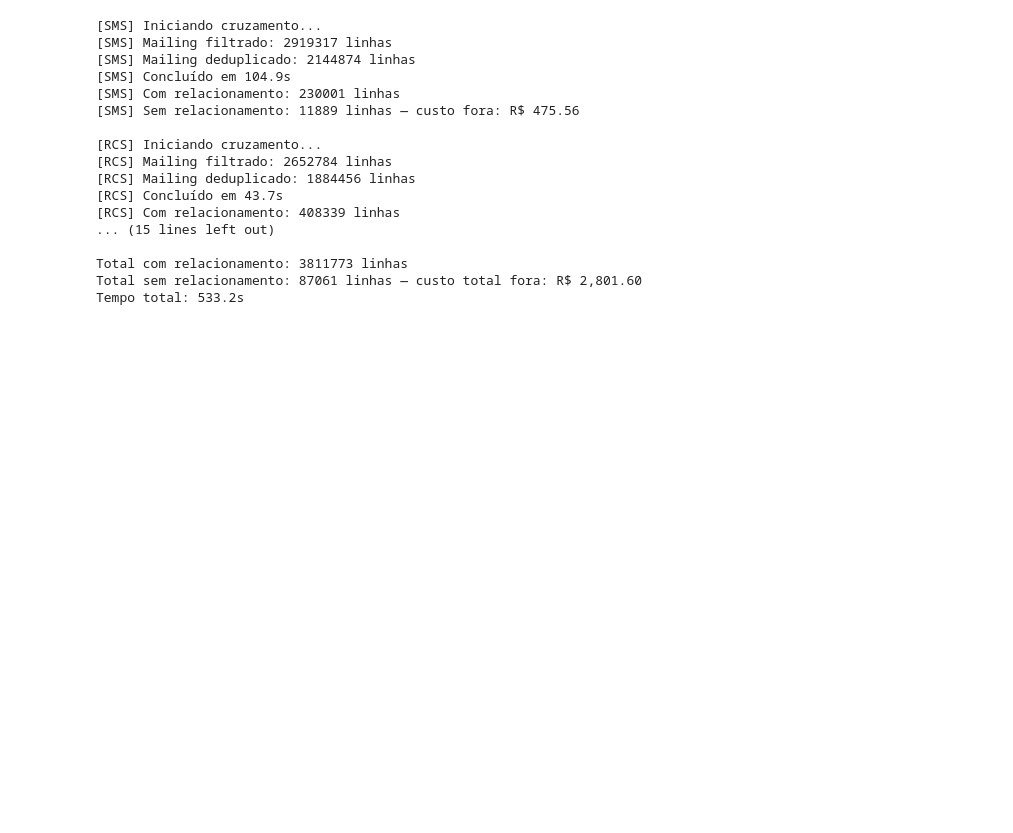
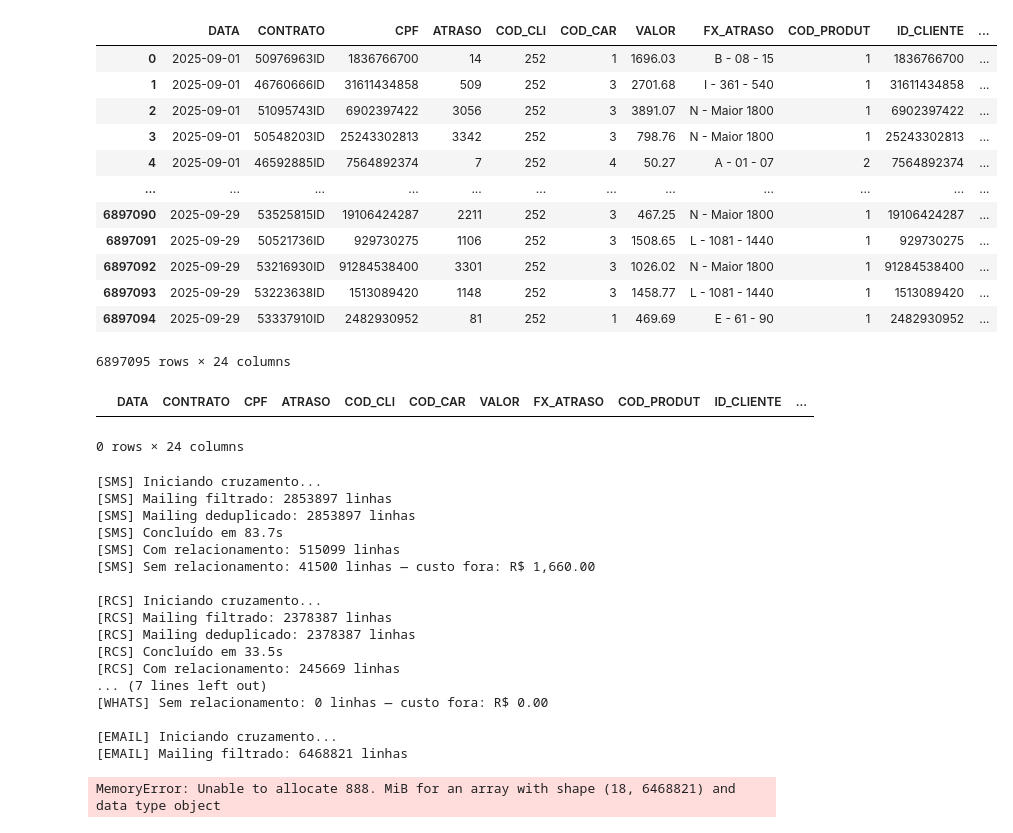
Before and after one commit to Claudiano-alves/Data-Analysis-Portfolio, a Jupyter notebook: Projects/notebooks/data_wrangling_estacio.ipynb, the cells around one changed output. Drawn from its saved outputs; the diff is of its cells as text; code cells hidden in the pictures; blank space fills up the shorter version.

```diff
--- a/Projects/notebooks/data_wrangling_estacio.ipynb
+++ b/Projects/notebooks/data_wrangling_estacio.ipynb
@@ -119,3 +153,44 @@ df_sms
+# %%
+from Estacio.process_digital_channels.utils.utils import tratar_base_auxiliar
+from utils.mailing.data_processing import adicionar_faixa_atraso
+from Estacio.process_digital_channels.src.config import FAIXAS_ATRASO_BINS, FAIXAS_ATRASO_LABELS
+from Estacio.process_digital_channels.utils.utils import cruzar_mailing_com_base
+
+df_base_auxiliar_tratado = tratar_base_auxiliar(df_base_auxiliar)
+df_mailing_hist_processing = adicionar_faixa_atraso(df_mailing_hist, FAIXAS_ATRASO_BINS, FAIXAS_ATRASO_LABELS)
+df_base_processing = cruzar_mailing_com_base(df_mailing_hist_processing, df_base_auxiliar_tratado)
+#df_mailing_hist_processing
+
+df_base_processing
+# %% [output]
+|  | DATA | CONTRATO | CPF | ATRASO | COD_CLI | COD_CAR | VALOR | FX_ATRASO | COD_PRODUT | ID_CLIENTE | ... |
+| 0 | 2025-09-01 | 50976963ID | 1836766700 | 14 | 252 | 1 | 1696.03 | B - 08 - 15 | 1 | 1836766700 | ... |
+| 1 | 2025-09-01 | 46760666ID | 31611434858 | 509 | 252 | 3 | 2701.68 | I - 361 - 540 | 1 | 31611434858 | ... |
+| 2 | 2025-09-01 | 51095743ID | 6902397422 | 3056 | 252 | 3 | 3891.07 | N - Maior 1800 | 1 | 6902397422 | ... |
+| 3 | 2025-09-01 | 50548203ID | 25243302813 | 3342 | 252 | 3 | 798.76 | N - Maior 1800 | 1 | 25243302813 | ... |
+| 4 | 2025-09-01 | 46592885ID | 7564892374 | 7 | 252 | 4 | 50.27 | A - 01 - 07 | 2 | 7564892374 | ... |
+| ... | ... | ... | ... | ... | ... | ... | ... | ... | ... | ... | ... |
+| 6897090 | 2025-09-29 | 53525815ID | 19106424287 | 2211 | 252 | 3 | 467.25 | N - Maior 1800 | 1 | 19106424287 | ... |
+| 6897091 | 2025-09-29 | 50521736ID | 929730275 | 1106 | 252 | 3 | 1508.65 | L - 1081 - 1440 | 1 | 929730275 | ... |
+| 6897092 | 2025-09-29 | 53216930ID | 91284538400 | 3301 | 252 | 3 | 1026.02 | N - Maior 1800 | 1 | 91284538400 | ... |
+| 6897093 | 2025-09-29 | 53223638ID | 1513089420 | 1148 | 252 | 3 | 1458.77 | L - 1081 - 1440 | 1 | 1513089420 | ... |
+| 6897094 | 2025-09-29 | 53337910ID | 2482930952 | 81 | 252 | 1 | 469.69 | E - 61 - 90 | 1 | 2482930952 | ... |
+6897095 rows × 24 columns
+# %%
+import pandas as pd
+
+# Normalizar espaços e caixa
+df_base_processing['CONTRATO'] = df_base_processing['CONTRATO'].str.strip()
+
+# Encontrar duplicados considerando contrato + data
+duplicados = df_base_processing[
+    df_base_processing.duplicated(subset=['CONTRATO', 'DATA'], keep=False)
+]
+
+duplicados
+# %% [output]
+|  | DATA | CONTRATO | CPF | ATRASO | COD_CLI | COD_CAR | VALOR | FX_ATRASO | COD_PRODUT | ID_CLIENTE | ... |
+0 rows × 24 columns
 # %%
 canais = {
     'SMS': df_sms,
@@ -213,22 +288,23 @@ def cruzar_todos_canais(df_mailing: pd.DataFrame, canais: dict) -> tuple[pd.Data
     return df_consolidado_com, df_consolidado_sem
 
 #df_consolidado = cruzar_todos_canais(df_mailing_hist, canais)
-df_com_relacionamento, df_sem_relacionamento = cruzar_todos_canais(df_mailing_hist, canais)
+df_com_relacionamento, df_sem_relacionamento = cruzar_todos_canais(df_base_processing, canais)
 # %% [output]
 [SMS] Iniciando cruzamento...
-[SMS] Mailing filtrado: 2919317 linhas
-[SMS] Mailing deduplicado: 2144874 linhas
-[SMS] Concluído em 104.9s
-[SMS] Com relacionamento: 230001 linhas
-[SMS] Sem relacionamento: 11889 linhas — custo fora: R$ 475.56
+[SMS] Mailing filtrado: 2853897 linhas
+[SMS] Mailing deduplicado: 2853897 linhas
+[SMS] Concluído em 83.7s
+[SMS] Com relacionamento: 515099 linhas
+[SMS] Sem relacionamento: 41500 linhas — custo fora: R$ 1,660.00
 
 [RCS] Iniciando cruzamento...
-[RCS] Mailing filtrado: 2652784 linhas
-[RCS] Mailing deduplicado: 1884456 linhas
-[RCS] Concluído em 43.7s
-[RCS] Com relacionamento: 408339 linhas
-... (15 lines left out)
+[RCS] Mailing filtrado: 2378387 linhas
+[RCS] Mailing deduplicado: 2378387 linhas
+[RCS] Concluído em 33.5s
+[RCS] Com relacionamento: 245669 linhas
+... (7 lines left out)
+[WHATS] Sem relacionamento: 0 linhas — custo fora: R$ 0.00
 
-Total com relacionamento: 3811773 linhas
-Total sem relacionamento: 87061 linhas — custo total fora: R$ 2,801.60
-Tempo total: 533.2s
+[EMAIL] Iniciando cruzamento...
+[EMAIL] Mailing filtrado: 6468821 linhas
+MemoryError: Unable to allocate 888. MiB for an array with shape (18, 6468821) and data type object
```
Also changed, not shown: parts of 10 cells of this notebook, 9 other files.
